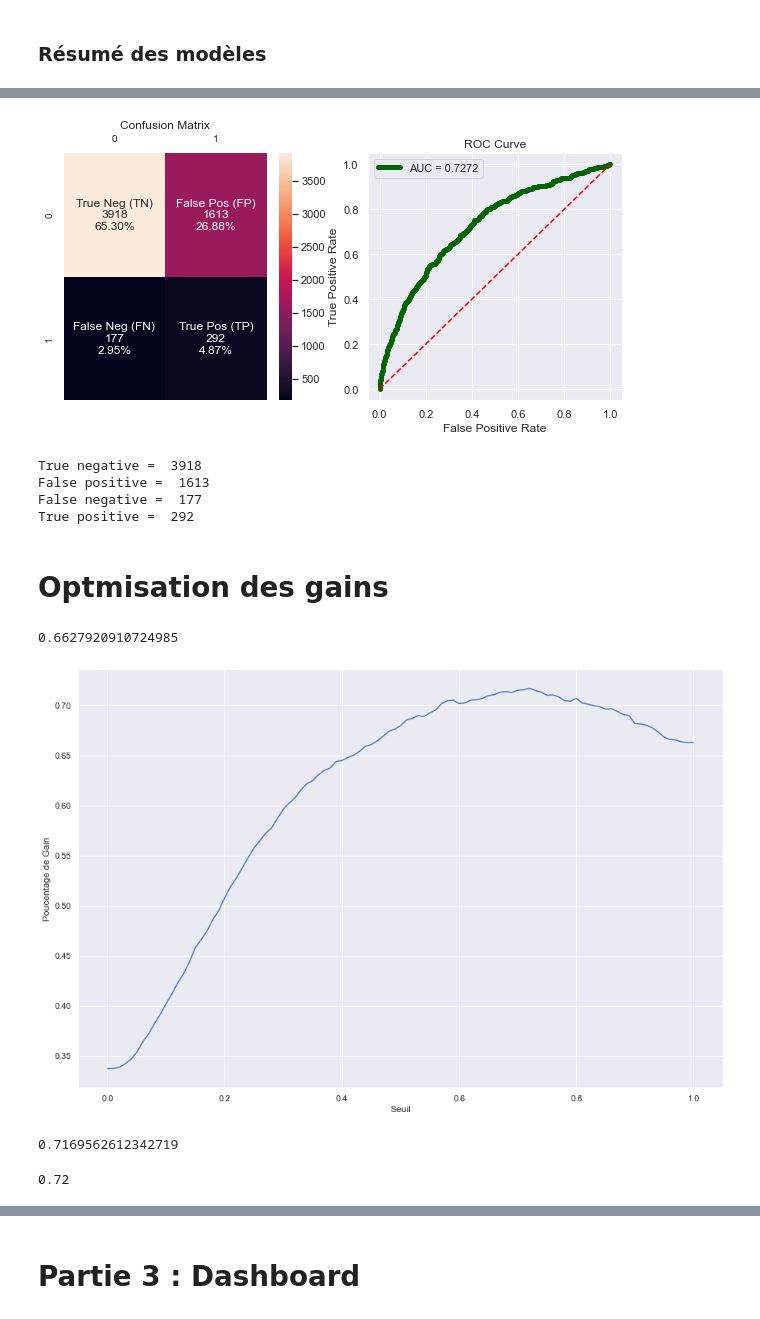
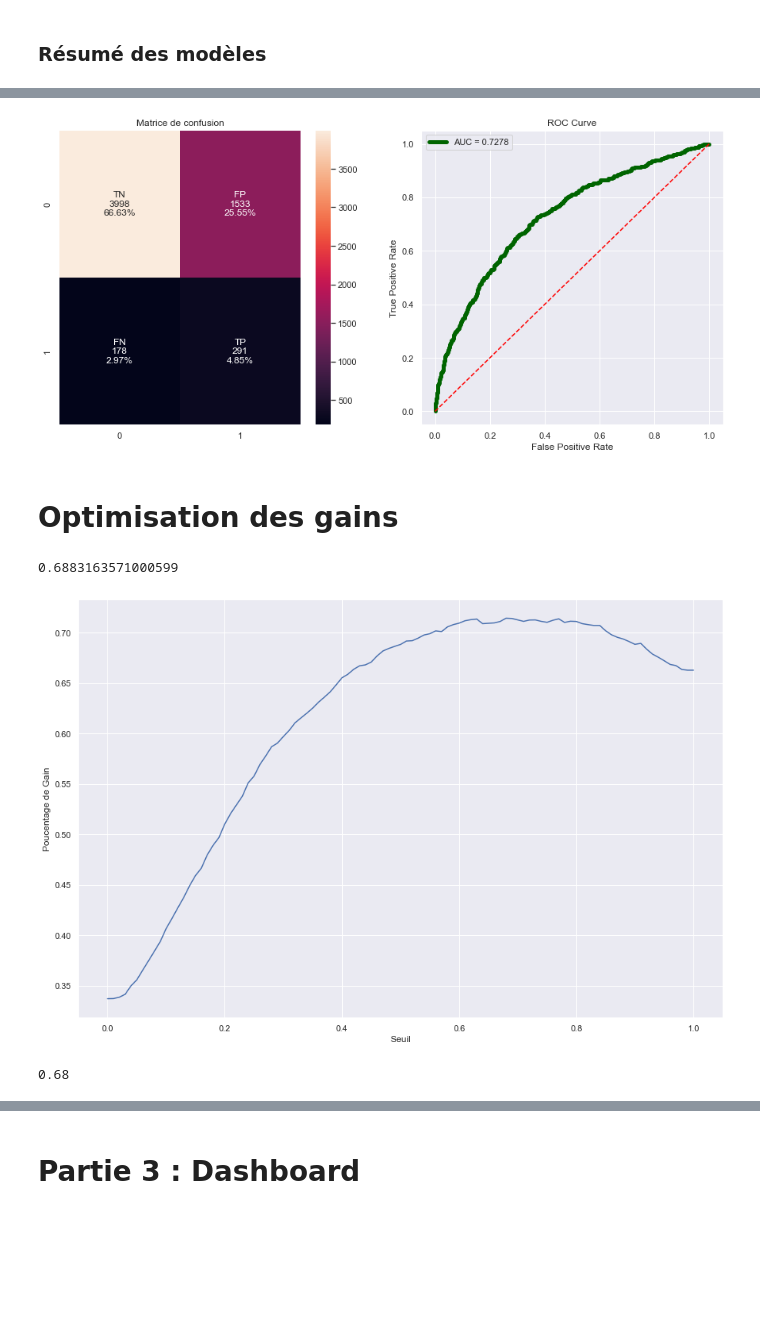
Before and after one commit to Najtrg18/app_scoring, a Jupyter notebook: modelisation.ipynb, the cells around one changed output, grey strips where cells are left out. Drawn from its saved outputs; the diff is of its cells as text; code cells hidden in the pictures; blank space fills up the shorter version.

```diff
--- a/modelisation.ipynb
+++ b/modelisation.ipynb
@@ -1372,7 +1276,0 @@ VIF >5: Highly correlated
-# %%
-#Remove variables with VIF above 5
-X = df_train_vif.drop(['SK_ID_CURR','TARGET'], axis=1)
-vif_info = pd.DataFrame()
-vif_info['VIF'] = [variance_inflation_factor(X.values, i) for i in range(X.shape[1])]
-vif_info['Column'] = X.columns
-vif_info.sort_values('VIF', ascending=False)
@@ -1405,5 +1326,5 @@ df_train_test_kernel.to_csv('df_train_test_kernel.csv', index=False)
 # Partie 2 : Modélisation
 # %%
 #data = df_train_vif.copy()
-data = pd.read_csv('df_train_test_kernel.csv')
+data = pd.read_csv('Dataset/df_train_test_kernel.csv')
 data_name = 'KERNEL'
@@ -1610,5 +1525,22 @@ top_results.head(15)
 best_model = LGBMClassifier()
 # %%
+#Sur lequel on applique le pretraitement suivant - SimpleImputer, RobustScaler et RandomUnderSampler
 imputer = SimpleImputer(missing_values=np.nan, strategy='median', verbose=0)
 sampler = RandomUnderSampler(random_state=14)
-scaler = MinMaxScaler()
+scaler = RobustScaler()
+
+X_tr_imp = imputer.fit_transform(X_train)
+X_te_imp = imputer.fit_transform(X_test)
+
+X_tr_sc = scaler.fit_transform(X_tr_imp)
+X_te_sc = scaler.fit_transform(X_te_imp)
+
+X_train = pd.DataFrame(scaler.transform(X_tr_imp),
+                      index=X_train.index,
+                      columns=X_train.columns)
+
+X_test = pd.DataFrame(scaler.transform(X_te_imp),
+                     index=X_test.index,
+                     columns=X_test.columns)
+
+X_tr_samp, y_tr_samp = sampler.fit_resample(X_train, y_train)
@@ -1621,8 +1547,3 @@ X_te_sc = scaler.fit_transform(X_te_imp)
 # %%
-X_train = pd.DataFrame(scaler.transform(X_tr_imp),
-                      index=X_train.index,
-                      columns=X_train.columns)
-
-X_test = pd.DataFrame(scaler.transform(X_te_imp),
-                     index=X_test.index,
-                     columns=X_test.columns)
+#Fit du best model sur les donnees pretraitees
+best_model.fit(X_tr_samp, y_tr_samp)
@@ -1654,20 +1575,19 @@ prediction = best_model.predict(X_test)
 roc_auc = roc_auc_score(y_test, probability_default_payment)
 # %%
-tn, fp, fn, tp = matrix_roc_auc(y_test, prediction, probability, (10,10))
+#Calcul des predictions de la matrice de confusion associee et visualisation de la matrice et AUC/ROC
+tn, fp, fn, tp = matrice_roc_auc(y_test, prediction, probability, (15,15))
 # %% [output]
-[figure, old version]
+[figure, new version]
-True negative =  3918
-False positive =  1613
-False negative =  177
-True positive =  292
 # %% [markdown]
-# <a name="C11">Optmisation des gains</a>
+# <a name="C10">Optimisation des gains</a>
 # %%
-score_gain = score_banque(tn, fp, fn, tp, 0.10, 0, -0.6, 0)
-score_gain
+#% Gain de la banque avec les hypotheses de profit 10% pour les TN et perte de 60% pour les FN, et en considerant les predictions de la modelisation avec un seuil de classification de 50%
+gain = gain_banque(tn, fp, fn, tp, 0.10, 0, -0.6, 0)
+gain
 # %% [output]
-0.6627920910724985
+0.6883163571000599
 # %%
+#Graphe qui montre l'evolution du gain de la banque en fonction du seuil de classification choisi
 f_gain = []
 int_seuil = np.arange(0.0, 1.01, 0.01)
 
@@ -1683,7 +1603,7 @@ for s in int_seuil:
 
     tn, fp, fn, tp = confusion_matrix(y_test, y_seuil, labels=[0, 1]).ravel()
 
-    f_gain.append(score_banque(tn, fp, fn, tp, 0.10, 0, -0.6, 0))
+    f_gain.append(gain_banque(tn, fp, fn, tp, 0.10, 0, -0.6, 0))
 
 # Affichage du gain en fonction du seuil de solvabilité
 plt.figure(figsize=(15, 10))
@@ -1697,15 +1617,11 @@ plt.xlabel("Seuil")
 plt.ylabel("Poucentage de Gain")
 plt.show()
 # %% [output]
-[figure, old version]
+[figure, new version]
 # %%
-best_gain = df_gain['gain'].max()
-best_gain
+#Determination du meilleur seuil
+best_seuil = df_gain[df_gain['gain']==best_gain]['seuil'].values[0]
+best_seuil
 # %% [output]
-0.7169562612342719
+0.68
-# %%
-best_seuil = df_gain[df_gain['gain']==best_gain]['seuil'].values[0]
-best_seuil
-# %% [output]
-0.72
 # %% [markdown]
```
Also changed, not shown: parts of 150 cells of this notebook.
